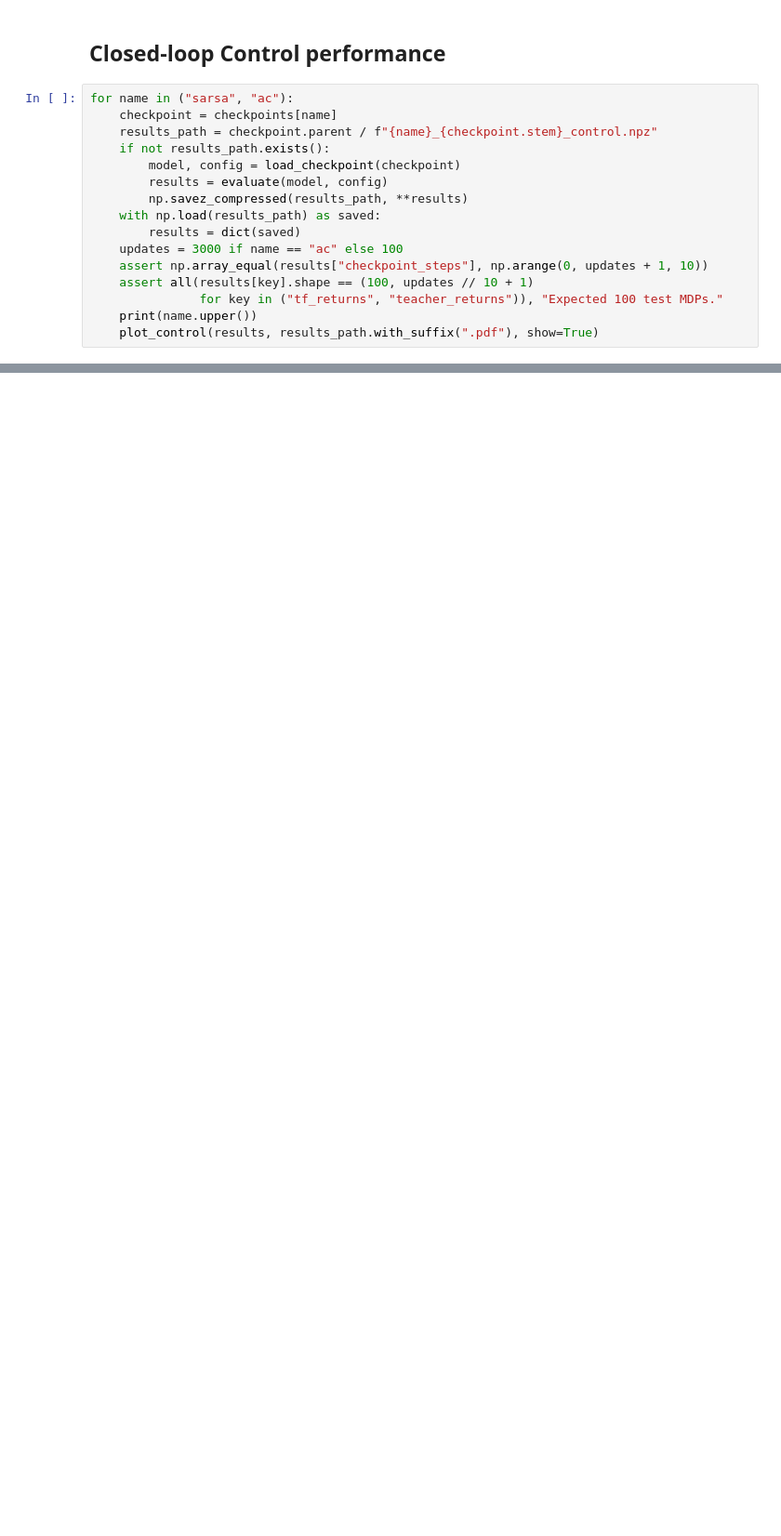
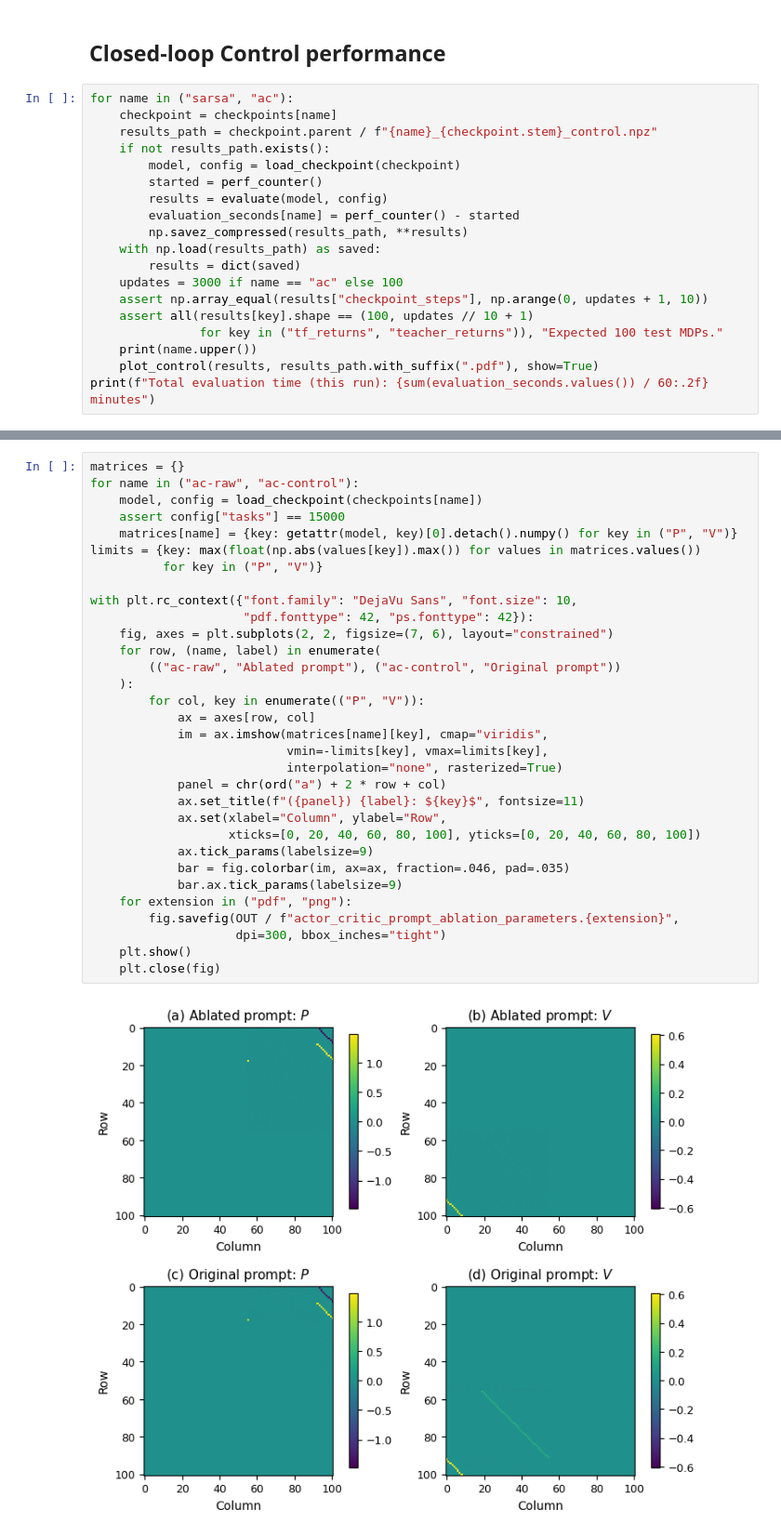
Before and after one commit to harris-liang/Transformer-in-context-RL, a Jupyter notebook: experiments.ipynb, the cells around one changed output, grey strips where cells are left out. Shown at 93% size. Cells and saved outputs as stored; diff of their text form; blank space fills up the shorter version.

```diff
--- a/experiments.ipynb
+++ b/experiments.ipynb
@@ -54,7 +77,9 @@ for name in ("sarsa", "ac"):
     results_path = checkpoint.parent / f"{name}_{checkpoint.stem}_control.npz"
     if not results_path.exists():
         model, config = load_checkpoint(checkpoint)
+        started = perf_counter()
         results = evaluate(model, config)
+        evaluation_seconds[name] = perf_counter() - started
         np.savez_compressed(results_path, **results)
     with np.load(results_path) as saved:
         results = dict(saved)
@@ -64,4 +89,5 @@ for name in ("sarsa", "ac"):
                for key in ("tf_returns", "teacher_returns")), "Expected 100 test MDPs."
     print(name.upper())
     plot_control(results, results_path.with_suffix(".pdf"), show=True)
+print(f"Total evaluation time (this run): {sum(evaluation_seconds.values()) / 60:.2f} minutes")
 # %% [output]
@@ -71,0 +123,34 @@ AC
+# %%
+matrices = {}
+for name in ("ac-raw", "ac-control"):
+    model, config = load_checkpoint(checkpoints[name])
+    assert config["tasks"] == 15000
+    matrices[name] = {key: getattr(model, key)[0].detach().numpy() for key in ("P", "V")}
+limits = {key: max(float(np.abs(values[key]).max()) for values in matrices.values())
+          for key in ("P", "V")}
+
+with plt.rc_context({"font.family": "DejaVu Sans", "font.size": 10,
+                     "pdf.fonttype": 42, "ps.fonttype": 42}):
+    fig, axes = plt.subplots(2, 2, figsize=(7, 6), layout="constrained")
+    for row, (name, label) in enumerate(
+        (("ac-raw", "Ablated prompt"), ("ac-control", "Original prompt"))
+    ):
+        for col, key in enumerate(("P", "V")):
+            ax = axes[row, col]
+            im = ax.imshow(matrices[name][key], cmap="viridis",
+                           vmin=-limits[key], vmax=limits[key],
+                           interpolation="none", rasterized=True)
+            panel = chr(ord("a") + 2 * row + col)
+            ax.set_title(f"({panel}) {label}: ${key}$", fontsize=11)
+            ax.set(xlabel="Column", ylabel="Row",
+                   xticks=[0, 20, 40, 60, 80, 100], yticks=[0, 20, 40, 60, 80, 100])
+            ax.tick_params(labelsize=9)
+            bar = fig.colorbar(im, ax=ax, fraction=.046, pad=.035)
+            bar.ax.tick_params(labelsize=9)
+    for extension in ("pdf", "png"):
+        fig.savefig(OUT / f"actor_critic_prompt_ablation_parameters.{extension}",
+                    dpi=300, bbox_inches="tight")
+    plt.show()
+    plt.close(fig)
+# %% [output]
+[figure, added]
```
Also changed, not shown: parts of 5 cells of this notebook, 5 other files.
